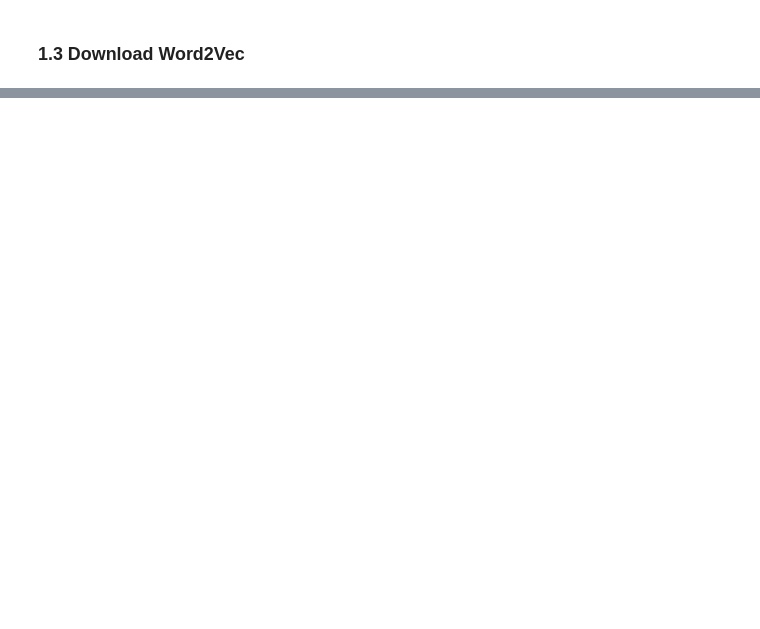
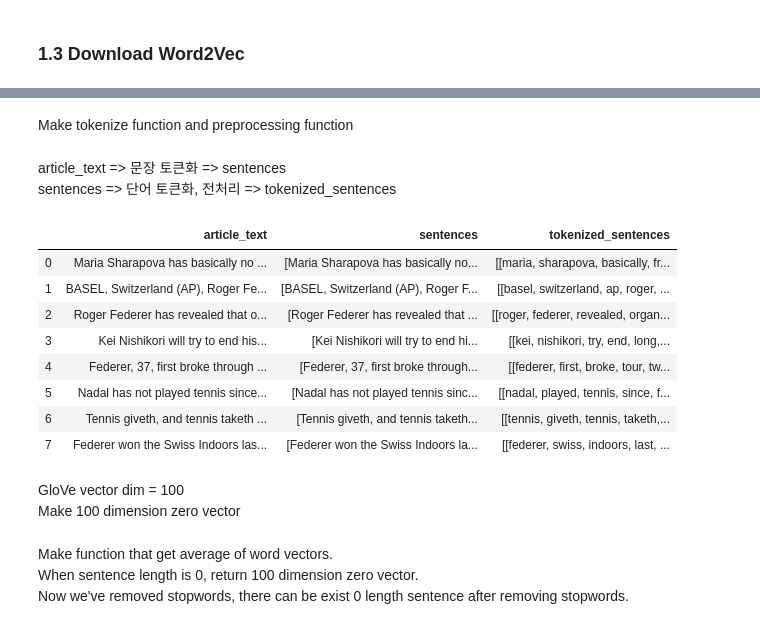
Before and after one commit to SangwonPark0211/NLP-tutorial, a Jupyter notebook: Text-Summarization/textrank_based_on_sentence_embedding.ipynb, the cells around one changed output, grey strips where cells are left out. Drawn from its saved outputs; the diff is of its cells as text; code cells hidden in the pictures; blank space fills up the shorter version.

```diff
--- a/Text-Summarization/textrank_based_on_sentence_embedding.ipynb
+++ b/Text-Summarization/textrank_based_on_sentence_embedding.ipynb
@@ -56,0 +195,2 @@ word2vec_model['cat']   # embedding for 'cat'
+# %%
+stop_words = stopwords.words('english')
@@ -56,0 +199,4 @@ word2vec_model['cat']   # embedding for 'cat'
+# %%
+urlretrieve("https://raw.githubusercontent.com/prateekjoshi565/textrank_text_summarization/master/tennis_articles_v4.csv", filename="tennis_articles_v4.csv")
+data = pd.read_csv("tennis_articles_v4.csv")
+data.head()
@@ -56,0 +212,5 @@ word2vec_model['cat']   # embedding for 'cat'
+# %%
+data = data[['article_text']]
+data['sentences'] = data['article_text'].apply(sent_tokenize)
+print(data['sentences'][0])
+data
@@ -56,0 +228,37 @@ word2vec_model['cat']   # embedding for 'cat'
+# %% [markdown]
+Make tokenize function and preprocessing function
+# %%
+# tokenization function
+def tokenization(sentences):
+    return [word_tokenize(sentence) for sentence in sentences]
+
+# preprocessing
+def preprocess_sentence(sentence):
+  # 영어를 제외한 숫자, 특수 문자 등은 전부 제거. 모든 알파벳은 소문자화
+  sentence = [re.sub(r'[^a-zA-z\s]', '', word).lower() for word in sentence]
+  # 불용어가 아니면서 단어가 실제로 존재해야 한다.
+  return [word for word in sentence if word not in stop_words and word]
+
+# 위 전처리 함수를 모든 문장에 대해서 수행. 이 함수를 호출하면 모든 행에 대해서 수행.
+def preprocess_sentences(sentences):
+    return [preprocess_sentence(sentence) for sentence in sentences]
+# %% [markdown]
+article_text => 문장 토큰화 => sentences
+sentences => 단어 토큰화, 전처리 => tokenized_sentences
+# %%
+data['tokenized_sentences'] = data['sentences'].apply(tokenization)
+data['tokenized_sentences'] = data['tokenized_sentences'].apply(preprocess_sentences)
+data
+# %% [output]
+|  | article_text | sentences | tokenized_sentences |
+| 0 | Maria Sharapova has basically no ... | [Maria Sharapova has basically no... | [[maria, sharapova, basically, fr... |
+| 1 | BASEL, Switzerland (AP), Roger Fe... | [BASEL, Switzerland (AP), Roger F... | [[basel, switzerland, ap, roger, ... |
+| 2 | Roger Federer has revealed that o... | [Roger Federer has revealed that ... | [[roger, federer, revealed, organ... |
+| 3 | Kei Nishikori will try to end his... | [Kei Nishikori will try to end hi... | [[kei, nishikori, try, end, long,... |
+| 4 | Federer, 37, first broke through ... | [Federer, 37, first broke through... | [[federer, first, broke, tour, tw... |
+| 5 | Nadal has not played tennis since... | [Nadal has not played tennis sinc... | [[nadal, played, tennis, since, f... |
+| 6 | Tennis giveth, and tennis taketh ... | [Tennis giveth, and tennis taketh... | [[tennis, giveth, tennis, taketh,... |
+| 7 | Federer won the Swiss Indoors las... | [Federer won the Swiss Indoors la... | [[federer, swiss, indoors, last, ... |
+# %% [markdown]
+GloVe vector dim = 100
+Make 100 dimension zero vector
@@ -56,0 +268,4 @@ word2vec_model['cat']   # embedding for 'cat'
+# %% [markdown]
+Make function that get average of word vectors.
+When sentence length is 0, return 100 dimension zero vector.
+Now we've removed stopwords, there can be exist 0 length sentence after removing stopwords.
```
Also changed, not shown: parts of 42 cells of this notebook.
